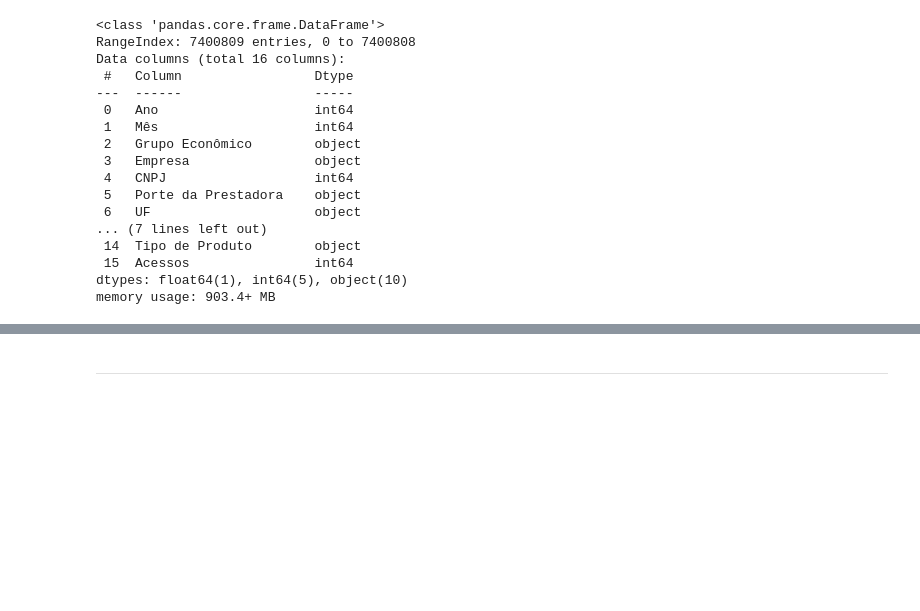
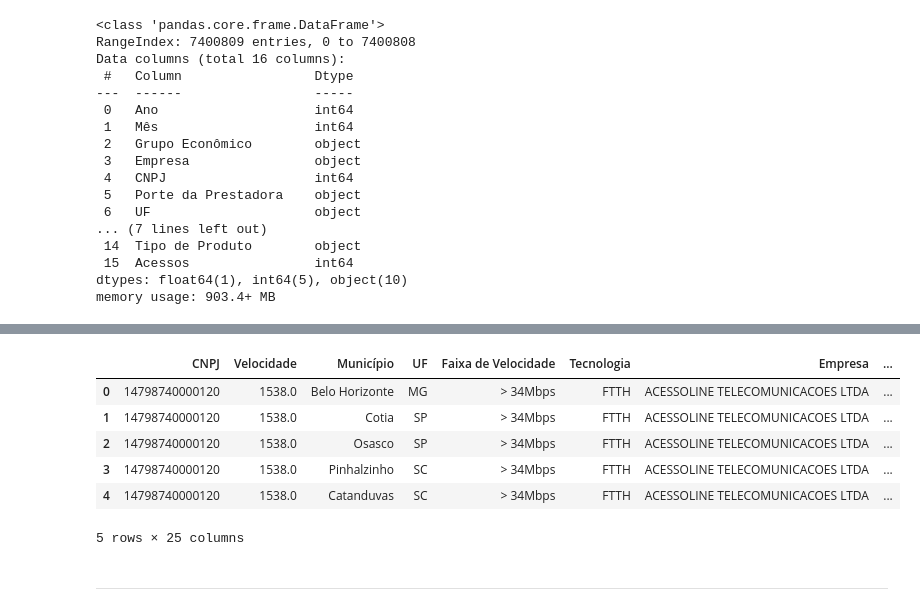
Before and after one commit to gabrielmprata/anatel, a Jupyter notebook: Anatel_PreProcessamento.ipynb, the cells around one changed output, grey strips where cells are left out. Cells and saved outputs as stored; diff of their text form; code cells hidden in the pictures; blank space fills up the shorter version.

```diff
--- a/Anatel_PreProcessamento.ipynb
+++ b/Anatel_PreProcessamento.ipynb
@@ -71,3 +112,13 @@ acesso_bl_2023.head()
+# %%
+acesso_bl_2023_colunas.head()
+# %% [output]
+|  | CNPJ | Velocidade | Município | UF | Faixa de Velocidade | Tecnologia | Empresa | ... |
+| 0 | 14798740000120 | 1538.0 | Belo Horizonte | MG | > 34Mbps | FTTH | ACESSOLINE TELECOMUNICACOES LTDA | ... |
+| 1 | 14798740000120 | 1538.0 | Cotia | SP | > 34Mbps | FTTH | ACESSOLINE TELECOMUNICACOES LTDA | ... |
+| 2 | 14798740000120 | 1538.0 | Osasco | SP | > 34Mbps | FTTH | ACESSOLINE TELECOMUNICACOES LTDA | ... |
+| 3 | 14798740000120 | 1538.0 | Pinhalzinho | SC | > 34Mbps | FTTH | ACESSOLINE TELECOMUNICACOES LTDA | ... |
+| 4 | 14798740000120 | 1538.0 | Catanduvas | SC | > 34Mbps | FTTH | ACESSOLINE TELECOMUNICACOES LTDA | ... |
+5 rows × 25 columns
 # %% [markdown]
 
 
```
Also changed, not shown: parts of 29 cells of this notebook.
